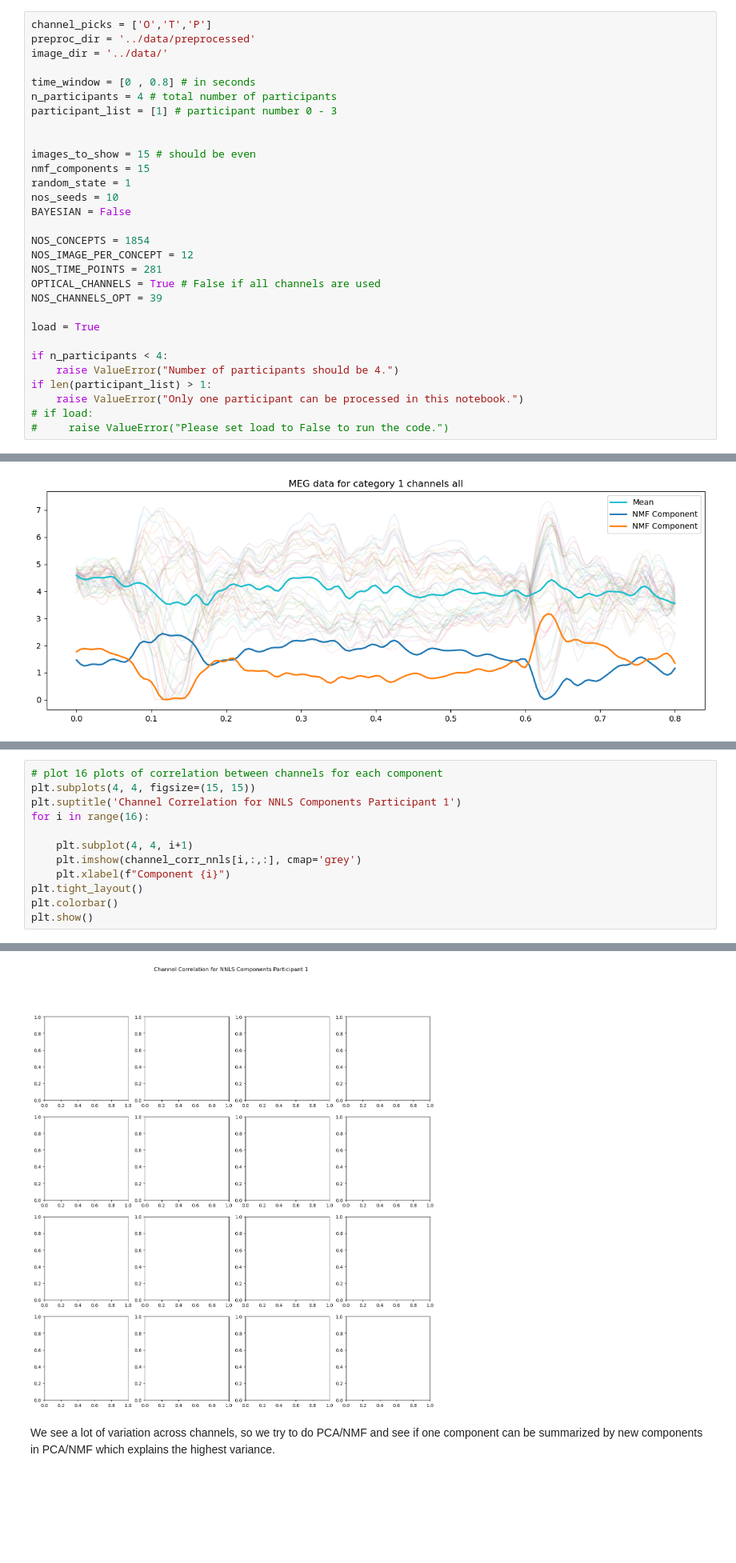
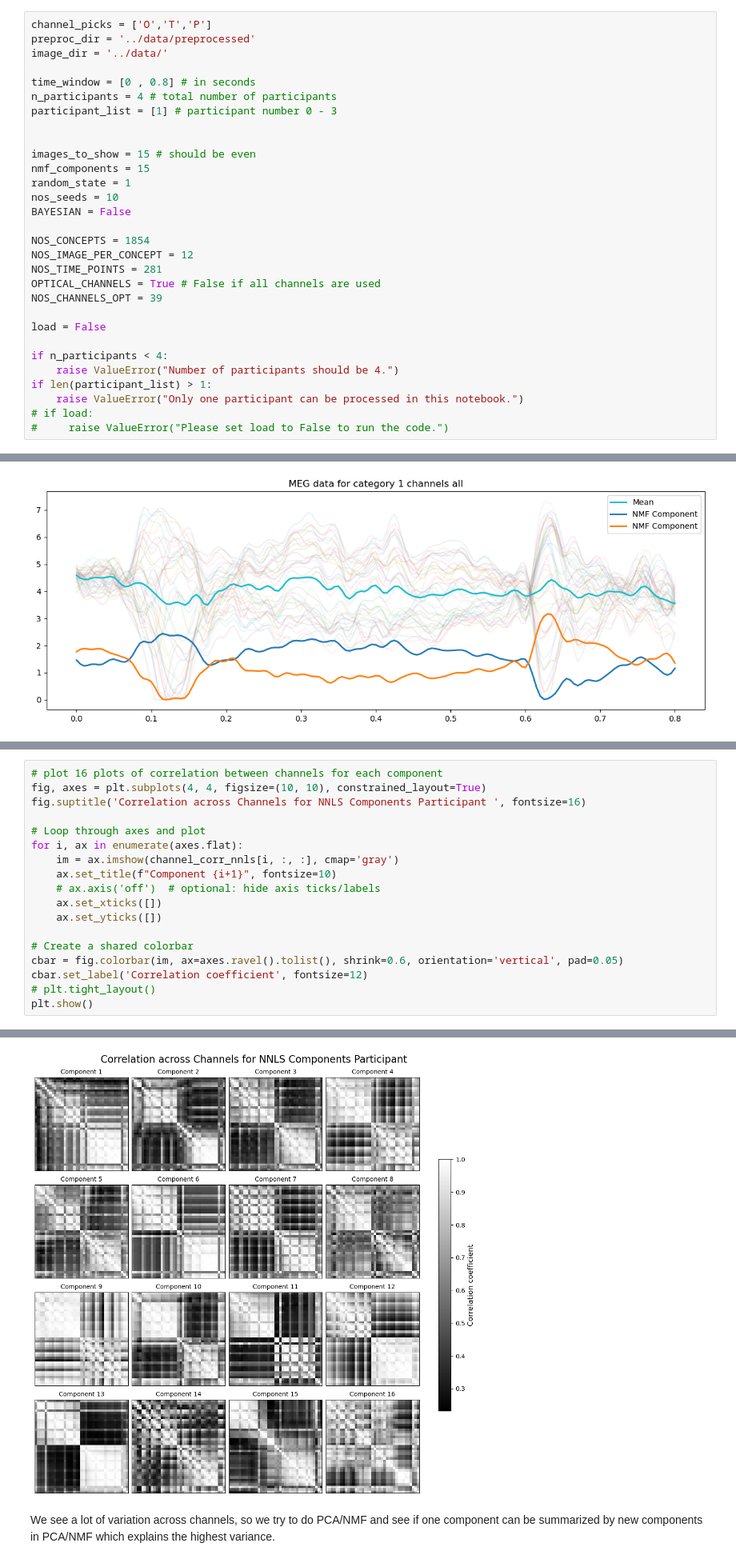
Before and after one commit to AtharvSuryawanshi/Neural-Representations-using-Things-Database, a Jupyter notebook: notebooks/NMF_meg9.ipynb, the cells around one changed output, grey strips where cells are left out. Shown at 80% size. Cells and saved outputs as stored; diff of their text form; blank space fills up the shorter version.

```diff
--- a/notebooks/NMF_meg9.ipynb
+++ b/notebooks/NMF_meg9.ipynb
@@ -231,7 +231,7 @@ NOS_TIME_POINTS = 281
 OPTICAL_CHANNELS = True # False if all channels are used
 NOS_CHANNELS_OPT = 39
 
-load = True
+load = False
 
 if n_participants < 4:
     raise ValueError("Number of participants should be 4.")
@@ -647,13 +685,19 @@ AttributeError: 'IDK' object has no attribute 'NOS_CHANNELS_OPT'
 # %%
 # plot 16 plots of correlation between channels for each component
-plt.subplots(4, 4, figsize=(15, 15))
-plt.suptitle('Channel Correlation for NNLS Components Participant 1')
-for i in range(16):
+fig, axes = plt.subplots(4, 4, figsize=(10, 10), constrained_layout=True)
+fig.suptitle('Correlation across Channels for NNLS Components Participant ', fontsize=16)
 
-    plt.subplot(4, 4, i+1)
-    plt.imshow(channel_corr_nnls[i,:,:], cmap='grey')
-    plt.xlabel(f"Component {i}")
-plt.tight_layout()
-plt.colorbar()
+# Loop through axes and plot
+for i, ax in enumerate(axes.flat):
+    im = ax.imshow(channel_corr_nnls[i, :, :], cmap='gray')
+    ax.set_title(f"Component {i+1}", fontsize=10)
+    # ax.axis('off')  # optional: hide axis ticks/labels
+    ax.set_xticks([])
+    ax.set_yticks([])
+
+# Create a shared colorbar
+cbar = fig.colorbar(im, ax=axes.ravel().tolist(), shrink=0.6, orientation='vertical', pad=0.05)
+cbar.set_label('Correlation coefficient', fontsize=12)
+# plt.tight_layout()
 plt.show()
 # %% [output]
@@ -661,4 +704,4 @@ NameError: name 'channel_corr_nnls' is not defined
-[figure, old version]
+[figure, new version]
 # %% [markdown]
 We see a lot of variation across channels, so we try to do PCA/NMF and see if one component can be summarized by new components in PCA/NMF which explains the highest variance.
 # %%
```
Also changed, not shown: parts of 10 cells of this notebook.
